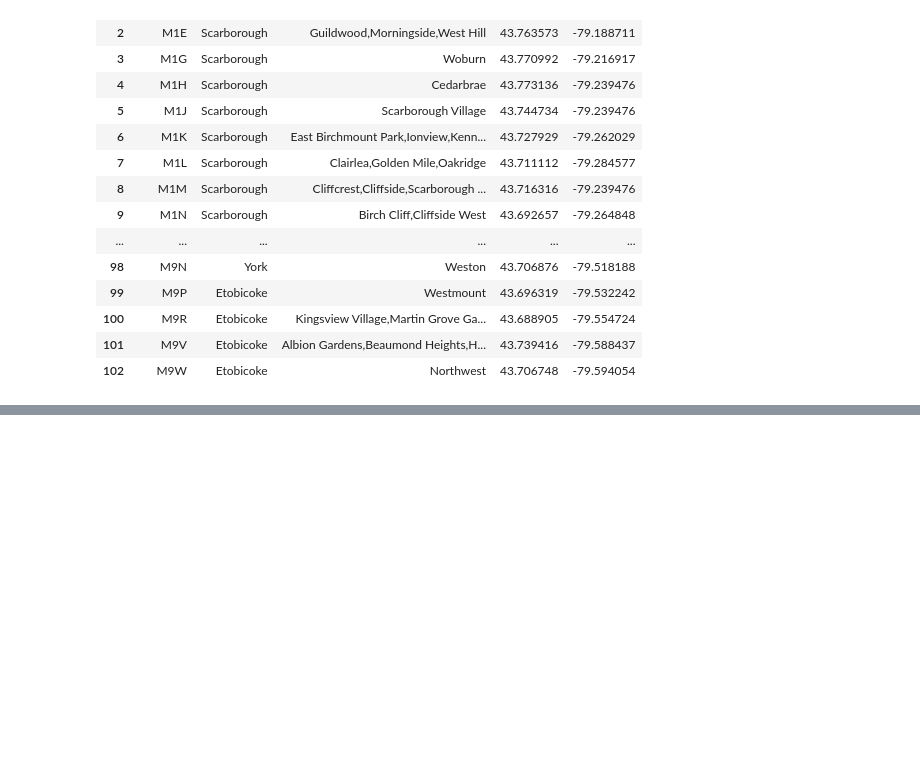
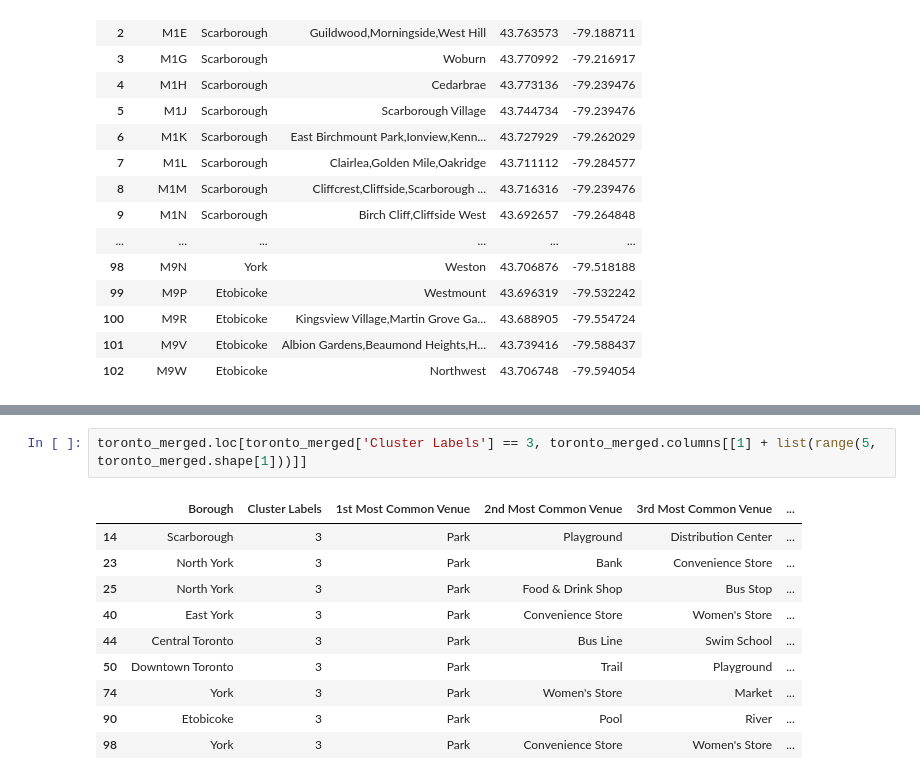
Before and after one commit to gregmusumeci/coursera_capstone, a Jupyter notebook: Neighborhoods Toronto Canada.ipynb, the cells around one changed output, grey strips where cells are left out. Drawn from its saved outputs; the diff is of its cells as text; blank space fills up the shorter version.

```diff
--- a/Neighborhoods Toronto Canada.ipynb
+++ b/Neighborhoods Toronto Canada.ipynb
@@ -77,0 +275,13 @@ toronto_data
+# %%
+toronto_merged.loc[toronto_merged['Cluster Labels'] == 3, toronto_merged.columns[[1] + list(range(5, toronto_merged.shape[1]))]]
+# %% [output]
+|  | Borough | Cluster Labels | 1st Most Common Venue | 2nd Most Common Venue | 3rd Most Common Venue | ... |
+| 14 | Scarborough | 3 | Park | Playground | Distribution Center | ... |
+| 23 | North York | 3 | Park | Bank | Convenience Store | ... |
+| 25 | North York | 3 | Park | Food & Drink Shop | Bus Stop | ... |
+| 40 | East York | 3 | Park | Convenience Store | Women's Store | ... |
+| 44 | Central Toronto | 3 | Park | Bus Line | Swim School | ... |
+| 50 | Downtown Toronto | 3 | Park | Trail | Playground | ... |
+| 74 | York | 3 | Park | Women's Store | Market | ... |
+| 90 | Etobicoke | 3 | Park | Pool | River | ... |
+| 98 | York | 3 | Park | Convenience Store | Women's Store | ... |
```
Also changed, not shown: parts of 16 cells of this notebook.
